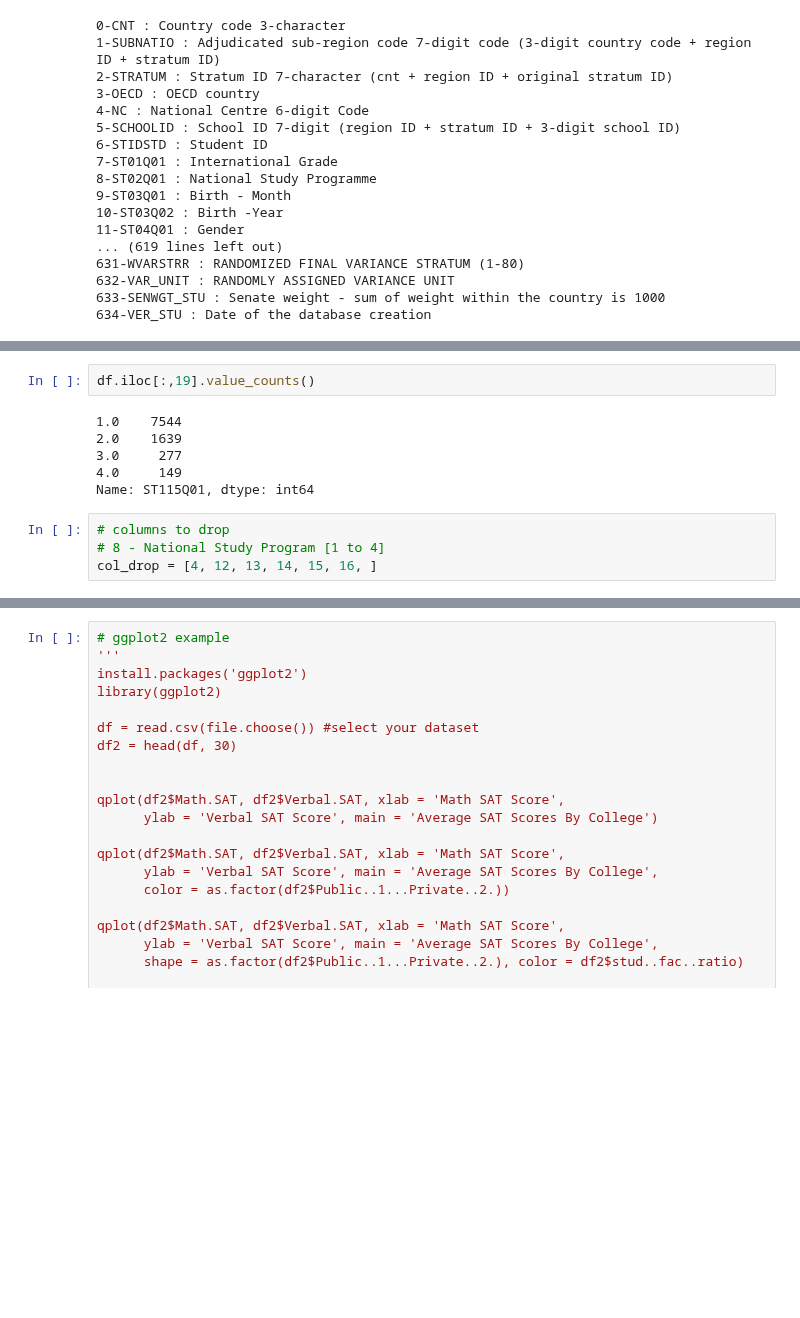
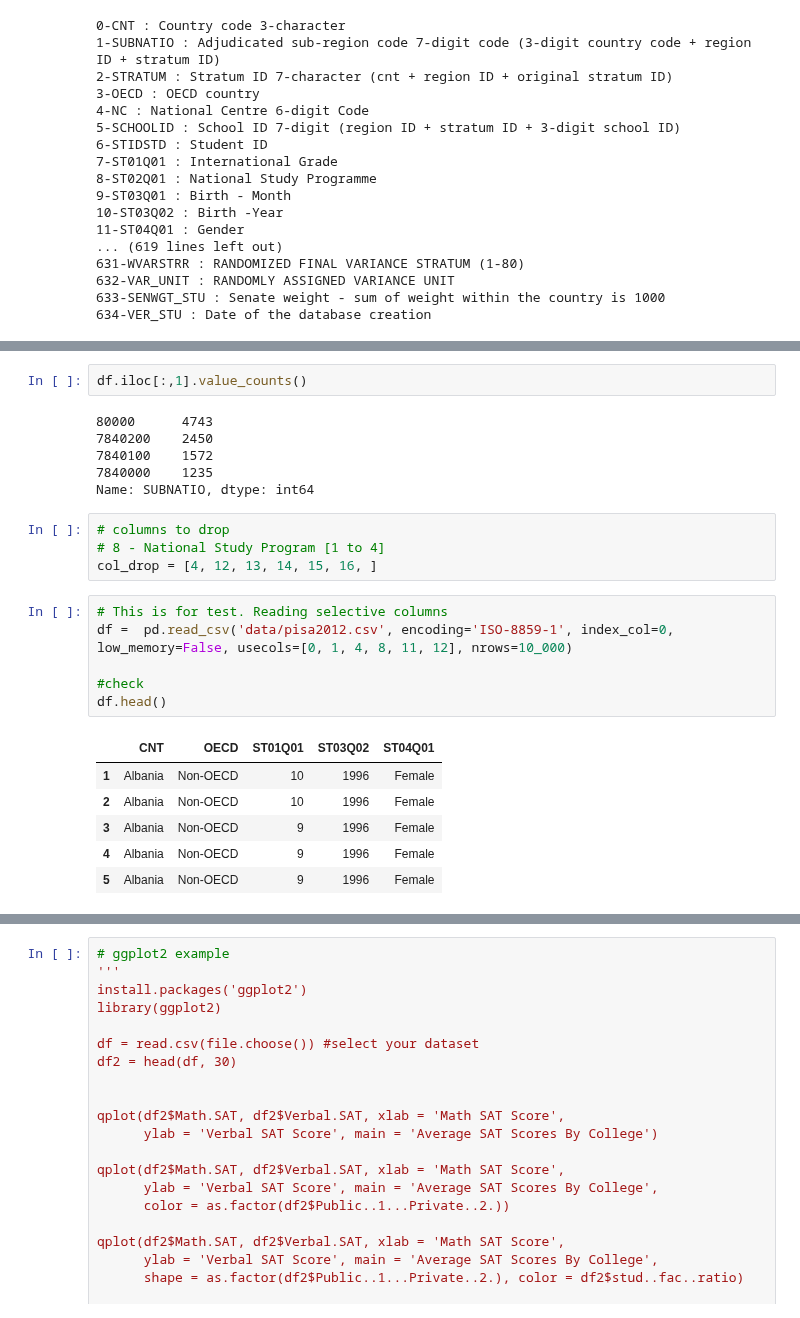
Before and after one commit to Steve-Choi/DAND, a Jupyter notebook: Communicate-Data-Findings/Communicate-Data-Findings.ipynb, the cells around one changed output, grey strips where cells are left out. Cells and saved outputs as stored; diff of their text form; blank space fills up the shorter version.

```diff
--- a/Communicate-Data-Findings/Communicate-Data-Findings.ipynb
+++ b/Communicate-Data-Findings/Communicate-Data-Findings.ipynb
@@ -90,14 +90,27 @@ df.iloc[:5,0:13]
 | 4 | Albania | 80000 | ALB0006 | Non-OECD | Albania | 1 | 4 | 9 | 1 | 8 | 1996 | ... |
 | 5 | Albania | 80000 | ALB0006 | Non-OECD | Albania | 1 | 5 | 9 | 1 | 10 | 1996 | ... |
 # %%
-df.iloc[:,19].value_counts()
+df.iloc[:,1].value_counts()
 # %% [output]
-1.0    7544
-2.0    1639
-3.0     277
-4.0     149
-Name: ST115Q01, dtype: int64
+80000      4743
+7840200    2450
+7840100    1572
+7840000    1235
+Name: SUBNATIO, dtype: int64
 # %%
 # columns to drop
 # 8 - National Study Program [1 to 4]
 col_drop = [4, 12, 13, 14, 15, 16, ]
+# %%
+# This is for test. Reading selective columns
+df =  pd.read_csv('data/pisa2012.csv', encoding='ISO-8859-1', index_col=0, low_memory=False, usecols=[0, 1, 4, 8, 11, 12], nrows=10_000)
+
+#check
+df.head()
+# %% [output]
+|  | CNT | OECD | ST01Q01 | ST03Q02 | ST04Q01 |
+| 1 | Albania | Non-OECD | 10 | 1996 | Female |
+| 2 | Albania | Non-OECD | 10 | 1996 | Female |
+| 3 | Albania | Non-OECD | 9 | 1996 | Female |
+| 4 | Albania | Non-OECD | 9 | 1996 | Female |
+| 5 | Albania | Non-OECD | 9 | 1996 | Female |
```
Also changed, not shown: parts of 3 cells of this notebook.
